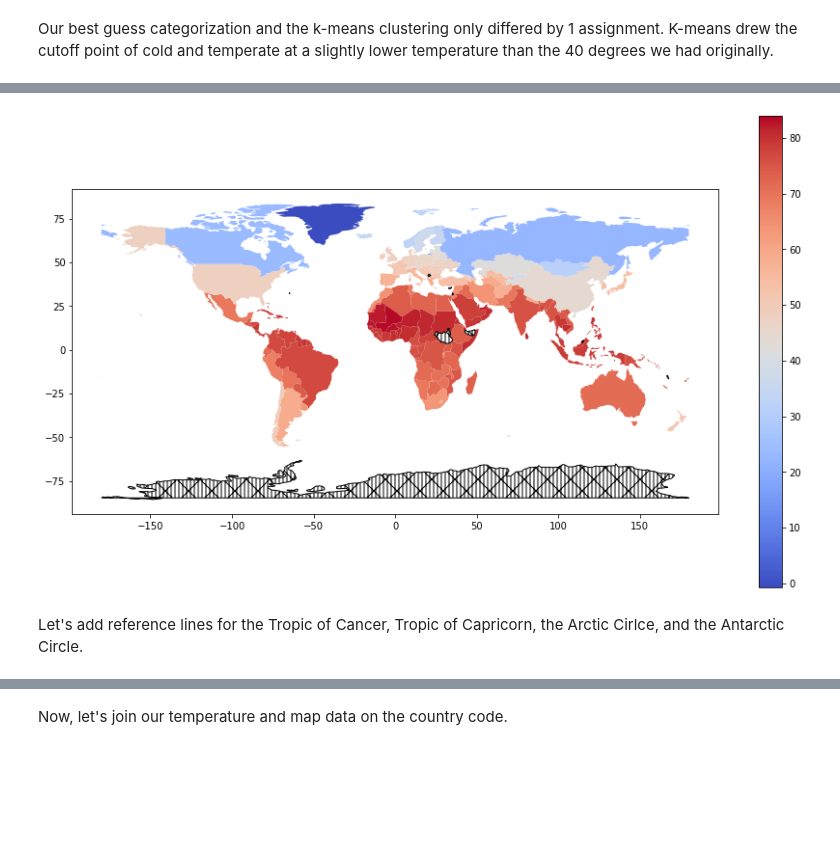
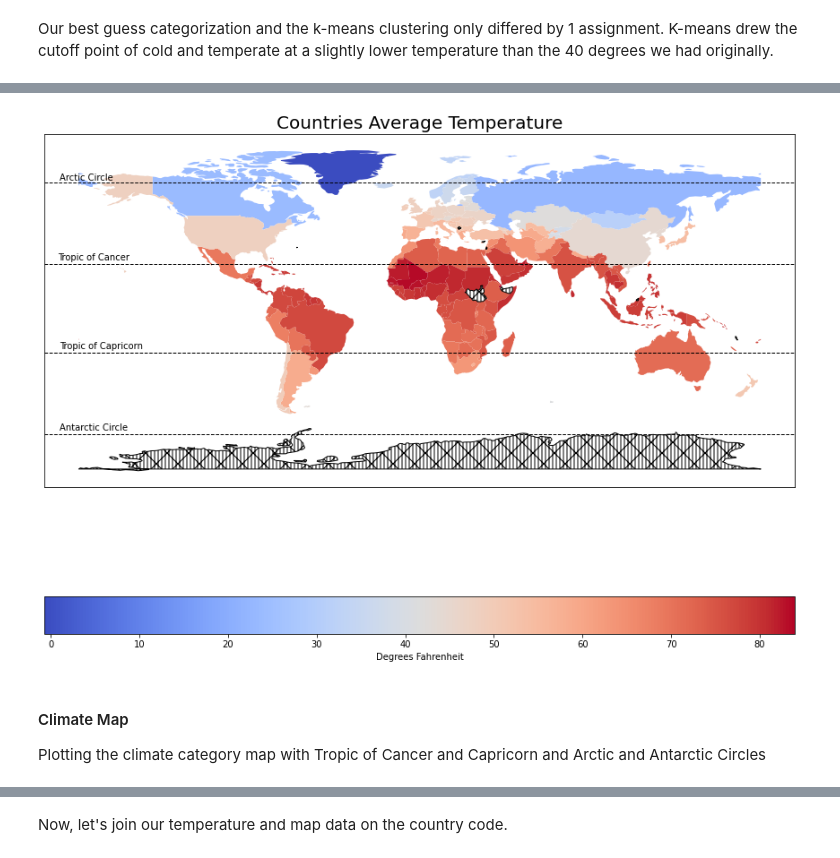
Before and after one commit to speedytmark/Draft_Project, a Jupyter notebook: TMark_ESullivan_4447_Final_Project_Olympics.ipynb, the cells around one changed output, grey strips where cells are left out. Drawn from its saved outputs; the diff is of its cells as text; code cells hidden in the pictures; blank space fills up the shorter version.

```diff
--- a/TMark_ESullivan_4447_Final_Project_Olympics.ipynb
+++ b/TMark_ESullivan_4447_Final_Project_Olympics.ipynb
@@ -1167,6 +1182,6 @@ climate2[climate2.index.str.contains('Island')]
 # %%
 old=['United States','Bahamas','Congo','Congo (Democratic Republic Of The)','Côte D\'Ivoire','Tanzania','Burma','Serbia','Bosnia And Herzegovina','French Southern And Antarctic Lands','Trinidad And Tobago','Falkland Islands (Islas Malvinas)','Timor Leste']
 new=['United States of America','The Bahamas','Republic of the Congo','Democratic Republic of the Congo','Ivory Coast','United Republic of Tanzania','Myanmar','Republic of Serbia','Bosnia and Herzegovina','French Southern and Antarctic Lands','Trinidad and Tobago','Falkland Islands','East Timor']
-climate3=climate2.reset_index()
-climate3['Country'].replace(old,new, inplace=True)
-climate3
+climate2=climate2.reset_index()
+climate2['Country'].replace(old,new, inplace=True)
+#climate2
@@ -1187,9 +1190,8 @@ climate3
 # %%
-countries_df_cleaned=pd.merge(countries_geo, climate3, how='left', left_on='name', right_on='Country')
+countries_df_cleaned=pd.merge(countries_geo, climate2, how='outer', left_on='name', right_on='Country')
 
 fig3, ax3 = plt.subplots(figsize=(15, 9), alpha=0.5, edgecolor='k')
-countries_df_cleaned.plot(column='climate',
-               linewidth=1,
+countries_df_cleaned.plot(linewidth=1,
                legend=True,
                edgecolor='k',
                color=countries_df_cleaned['climate'].map(temp_palette),
@@ -1200,7 +1204,2 @@ plt.show()
 # %%
 countries_df_cleaned[countries_df_cleaned['climate'].isnull()]
-
-# Strip Leading and Trailing Spaces
-countries_df_cleaned['id'] = countries_df_cleaned['id'].str.strip()
-countries_df_cleaned['name'] = countries_df_cleaned['name'].str.strip()
-countries_df_cleaned['Country'] = countries_df_cleaned['Country'].str.strip()
@@ -1207,20 +1226,43 @@ countries_df_cleaned['Country'] = countries_df_cleaned['Country'].str.strip()
 # %%
-fig, ax = plt.subplots(figsize=(15, 9), alpha=0.5, edgecolor='k')
+# Plot Average Temperature Map
+fig, ax=plt.subplots(figsize=(15, 15), alpha=0.5, edgecolor='k')
 countries_df_cleaned.plot(column='Avg Temp Fahrenheit',
                cmap='coolwarm',
-               #edgecolor='k',
                linewidth=1,
                legend=True,
                missing_kwds={'color': 'white',
                           'edgecolor': 'black',
                           'hatch': '|\|/|',
                           'label': 'Missing'},
+               legend_kwds={'label': 'Degrees Fahrenheit', 'orientation': 'horizontal'},
                ax=ax)
+
+# Adding reference lines for the Tropic of Cancer and the Tropic of Capricorn
+ax.axhline(y=23.5, color='black', linestyle='--', linewidth=1)  # Tropic of Cancer
+ax.axhline(y=-23.5, color='black', linestyle='--', linewidth=1)  # Tropic of Capricorn
+# Adding reference lines for the Arctic Circle and the Antarctic Circle
+ax.axhline(y=66.5, color='black', linestyle='--', linewidth=1)  # Arctic Circle
+ax.axhline(y=-66.5, color='black', linestyle='--', linewidth=1)  # Antarctic Circle
+
+# Add Labels for Tropic Lines and Arctic Circle on the Left Side of the Map using x-coordinate
+min_x=countries_df_cleaned.total_bounds[0]
+
+#Adjust the Label Position
+offset = 20  # Adjust the offset for the label position
+ax.text(min_x + 27, 25.5, 'Tropic of Cancer', ha='right', color='black')
+ax.text(min_x + 34, -21.5, 'Tropic of Capricorn', ha='right', color='black')
+ax.text(min_x + 18, 67.5, 'Arctic Circle', ha='right', color='black')
+ax.text(min_x + 26, -64.5, 'Antarctic Circle', ha='right', color='black')
+
+# Add Title and Adjust Ticks
+ax.set_title('Countries Average Temperature', fontsize=20)
+ax.tick_params(left=False, labelleft=False, bottom=False, labelbottom=False)
 plt.show()
 # %% [output]
-[figure, old version]
+[figure, new version]
-# %% [markdown]
-Let's add reference lines for the Tropic of Cancer, Tropic of Capricorn, the Arctic Cirlce, and the Antarctic Circle.
+# %% [markdown]
+#### Climate Map
+Plotting the climate category map with Tropic of Cancer and Capricorn and Arctic and Antarctic Circles
 # %%
 # Categories
 fig3, ax3 = plt.subplots(figsize=(15, 9), alpha=0.5, edgecolor='k')
```
Also changed, not shown: parts of 43 cells of this notebook, 1 other file.
